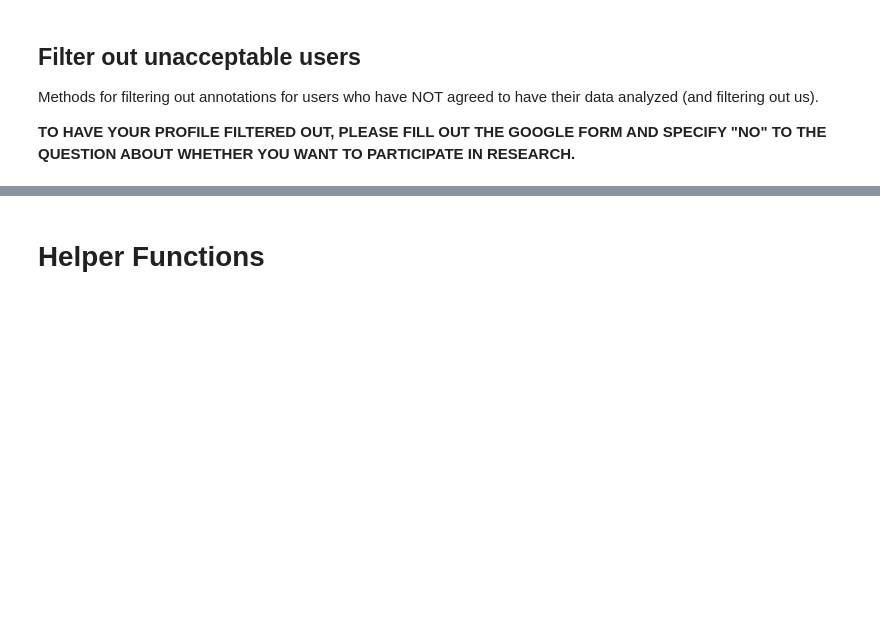
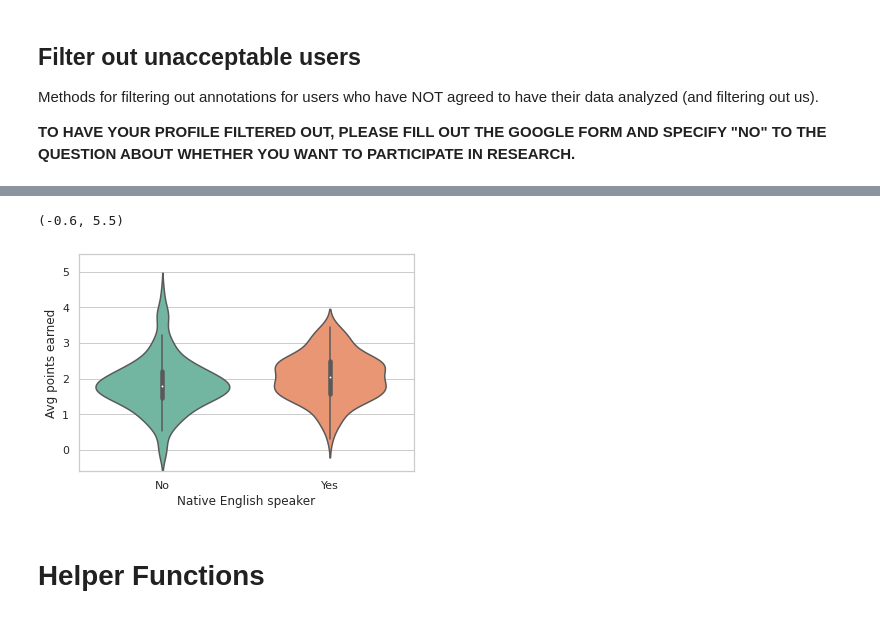
Before and after one commit to kirubarajan/roft, a Jupyter notebook: annotation/analysis/research.ipynb, the cells around one changed output, grey strips where cells are left out. Drawn from its saved outputs; the diff is of its cells as text; code cells hidden in the pictures; blank space fills up the shorter version.

```diff
--- a/annotation/analysis/research.ipynb
+++ b/annotation/analysis/research.ipynb
@@ -177,3 +200,15 @@ full_df.groupby('playlist_name').count()
+# %%
+renames = {"english": "Native English speaker",
+           "points": "Avg points earned"}
+
+df_language.rename(renames, axis=1, inplace=True)
+sns.violinplot(x="Native English speaker",
+               y="Avg points earned",
+               data=df_language)
+plt.ylim([-0.6, 5.5])
+# %% [output]
+(-0.6, 5.5)
+[figure, added]
 # %% [markdown]
 # Helper Functions
 # %%
```
Also changed, not shown: parts of 22 cells of this notebook.
